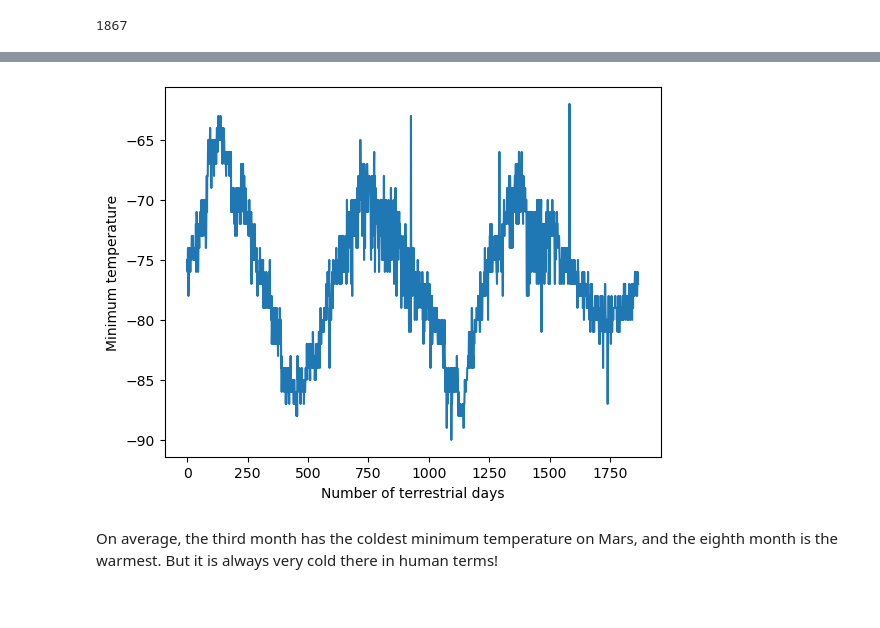
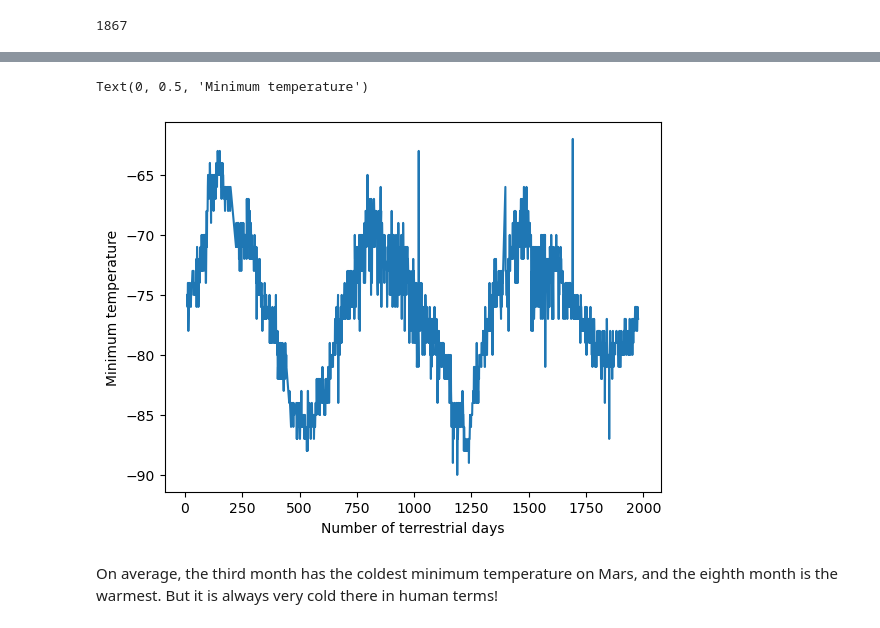
Before and after one commit to HollaNotes/Module-11-Challenge, a Jupyter notebook: part_2_mars_weather_NoelleWatson.ipynb, the cells around one changed output, grey strips where cells are left out. Drawn from its saved outputs; the diff is of its cells as text; code cells hidden in the pictures.

```diff
--- a/part_2_mars_weather_NoelleWatson.ipynb
+++ b/part_2_mars_weather_NoelleWatson.ipynb
@@ -130,2 +129,10 @@ dtype: object
+# %%
+# Change data types for data analysis
+mars_table_df['terrestrial_date'] = pd.to_datetime(mars_table_df['terrestrial_date'])
+mars_table_df['sol'] = mars_table_df['sol'].astype('int64')
+mars_table_df['ls'] = mars_table_df['ls'].astype('int64')
+mars_table_df['month'] = mars_table_df['month'].astype('int64')
+mars_table_df['min_temp'] = mars_table_df['min_temp'].astype('float')
+mars_table_df['pressure'] = mars_table_df['pressure'].astype('float')
 # %%
 # Confirm type changes were successful by examining data types again
@@ -223,7 +272,11 @@ Name: pressure, dtype: float64
 # %%
 # 5. How many terrestrial (earth) days are there in a Martian year?
+mars_table_df.plot.line(x='sol', y='min_temp', legend=None)
+plt.xlabel('Number of terrestrial days')
+plt.ylabel('Minimum temperature')
 # %% [output]
+Text(0, 0.5, 'Minimum temperature')
-[figure, old version]
+[figure, new version]
 # %% [markdown]
 On average, the third month has the coldest minimum temperature on Mars, and the eighth month is the warmest. But it is always very cold there in human terms!
 # %% [markdown]
```
Also changed, not shown: parts of 13 cells of this notebook, 1 other file.
